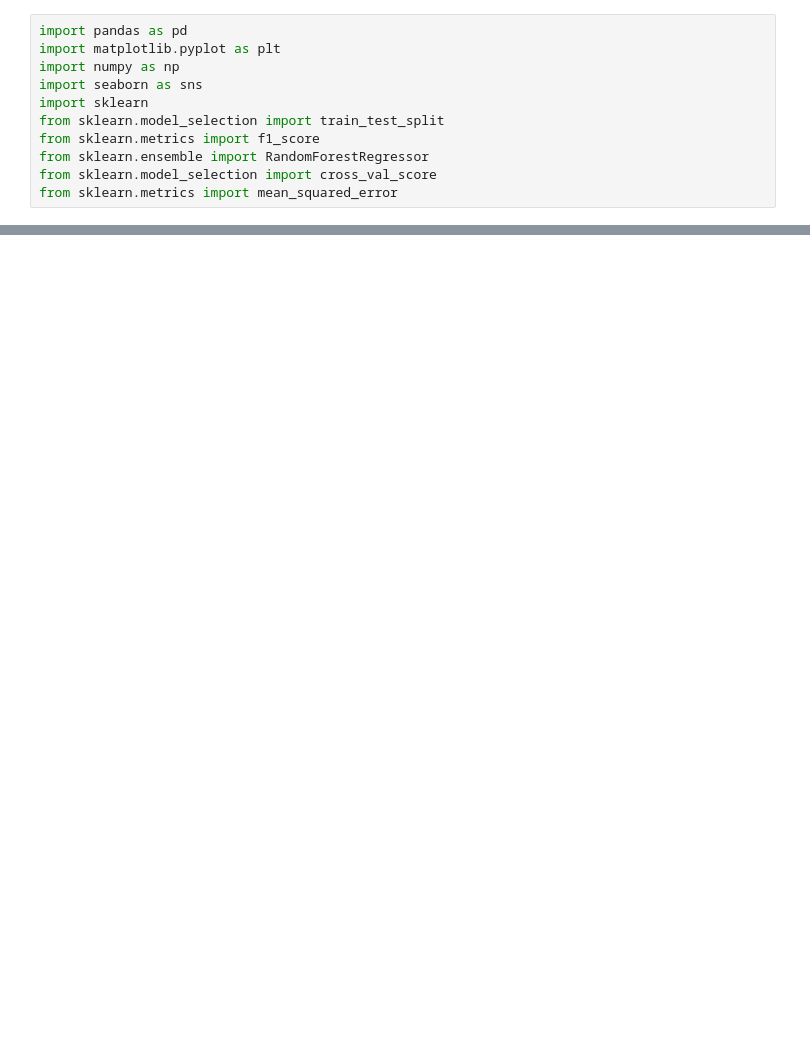
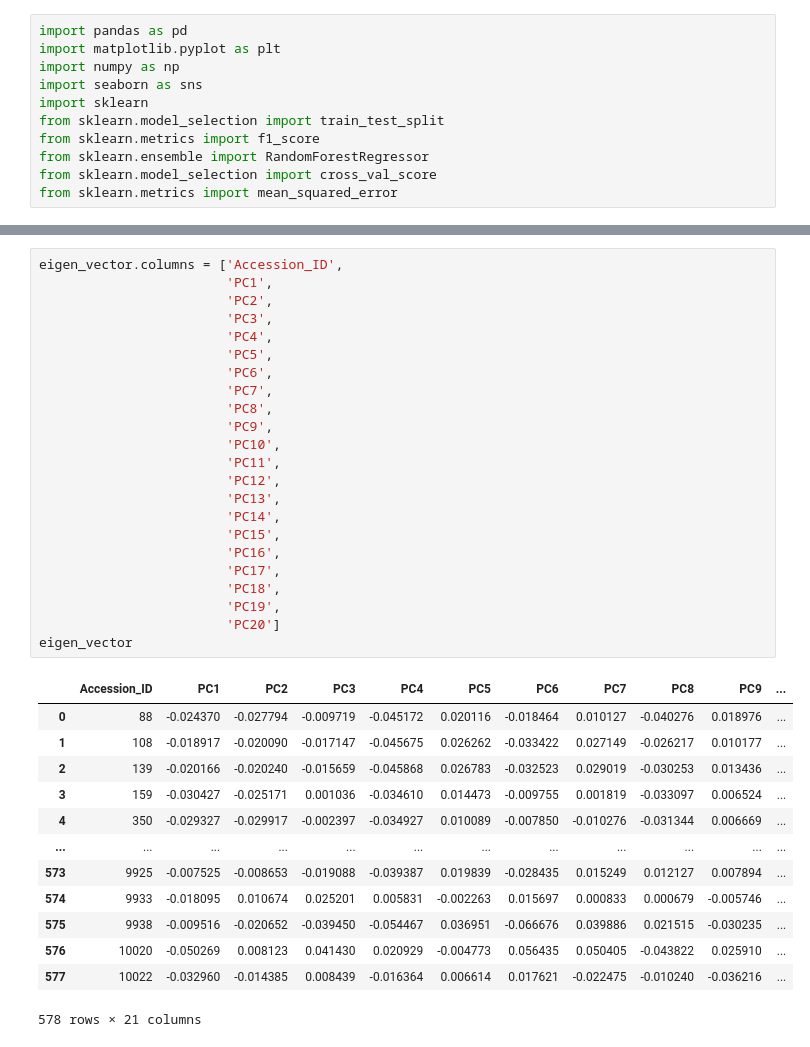
Before and after one commit to HancockLab/Leaf-Mg, a Jupyter notebook: Main/Figure1/Fig1c/Fig1c.ipynb, the cells around one changed output, grey strips where cells are left out. Saved outputs shown, nothing was run; the diff lists cells and outputs as text; blank space fills up the shorter version.

```diff
--- a/Main/Figure1/Fig1c/Fig1c.ipynb
+++ b/Main/Figure1/Fig1c/Fig1c.ipynb
@@ -325,0 +94,37 @@ pd.options.display.float_format = '{:.2f}'.format
+# %%
+eigen_vector.columns = ['Accession_ID',
+                        'PC1',
+                        'PC2',
+                        'PC3',
+                        'PC4',
+                        'PC5',
+                        'PC6',
+                        'PC7',
+                        'PC8',
+                        'PC9',
+                        'PC10',
+                        'PC11',
+                        'PC12',
+                        'PC13',
+                        'PC14',
+                        'PC15',
+                        'PC16',
+                        'PC17',
+                        'PC18',
+                        'PC19',
+                        'PC20']
+eigen_vector
+# %% [output]
+|  | Accession_ID | PC1 | PC2 | PC3 | PC4 | PC5 | PC6 | PC7 | PC8 | PC9 | ... |
+| 0 | 88 | -0.024370 | -0.027794 | -0.009719 | -0.045172 | 0.020116 | -0.018464 | 0.010127 | -0.040276 | 0.018976 | ... |
+| 1 | 108 | -0.018917 | -0.020090 | -0.017147 | -0.045675 | 0.026262 | -0.033422 | 0.027149 | -0.026217 | 0.010177 | ... |
+| 2 | 139 | -0.020166 | -0.020240 | -0.015659 | -0.045868 | 0.026783 | -0.032523 | 0.029019 | -0.030253 | 0.013436 | ... |
+| 3 | 159 | -0.030427 | -0.025171 | 0.001036 | -0.034610 | 0.014473 | -0.009755 | 0.001819 | -0.033097 | 0.006524 | ... |
+| 4 | 350 | -0.029327 | -0.029917 | -0.002397 | -0.034927 | 0.010089 | -0.007850 | -0.010276 | -0.031344 | 0.006669 | ... |
+| ... | ... | ... | ... | ... | ... | ... | ... | ... | ... | ... | ... |
+| 573 | 9925 | -0.007525 | -0.008653 | -0.019088 | -0.039387 | 0.019839 | -0.028435 | 0.015249 | 0.012127 | 0.007894 | ... |
+| 574 | 9933 | -0.018095 | 0.010674 | 0.025201 | 0.005831 | -0.002263 | 0.015697 | 0.000833 | 0.000679 | -0.005746 | ... |
+| 575 | 9938 | -0.009516 | -0.020652 | -0.039450 | -0.054467 | 0.036951 | -0.066676 | 0.039886 | 0.021515 | -0.030235 | ... |
+| 576 | 10020 | -0.050269 | 0.008123 | 0.041430 | 0.020929 | -0.004773 | 0.056435 | 0.050405 | -0.043822 | 0.025910 | ... |
+| 577 | 10022 | -0.032960 | -0.014385 | 0.008439 | -0.016364 | 0.006614 | 0.017621 | -0.022475 | -0.010240 | -0.036216 | ... |
+578 rows × 21 columns
```
Also changed, not shown: parts of 55 cells of this notebook, 20 other files.
